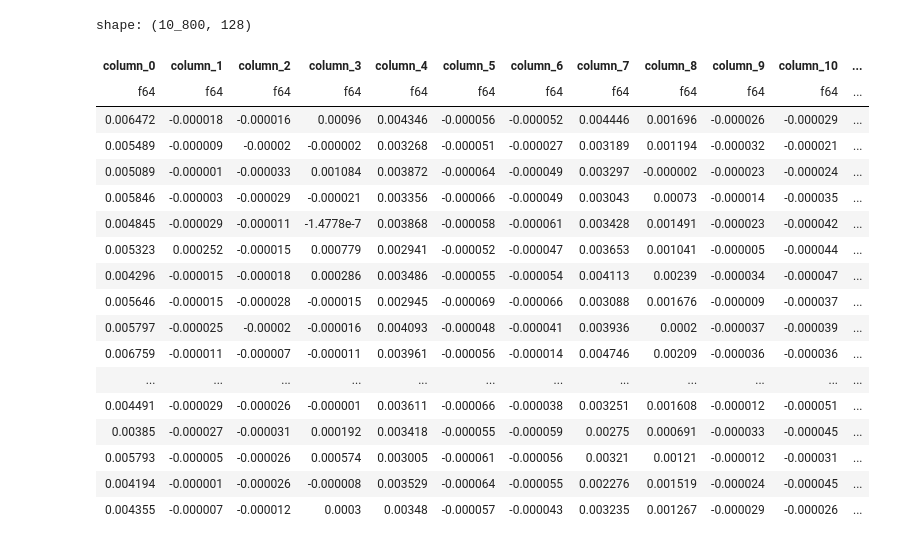
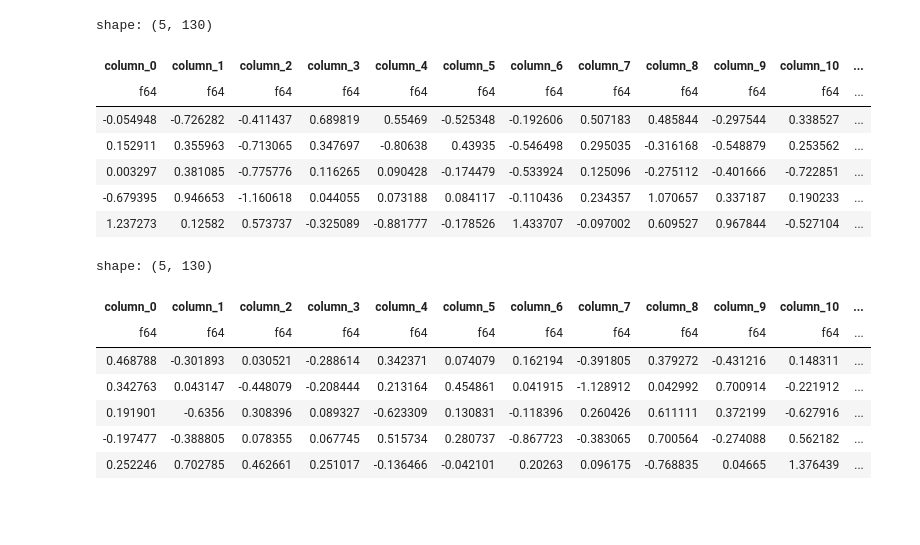
Before and after one commit to RyuichiShinseiB/Feature_extraction, a Jupyter notebook: notebooks/VBGMM_clustering.ipynb, the cells around one changed output. Drawn from its saved outputs; the diff is of its cells as text; code cells hidden in the pictures; blank space fills up the shorter version.

```diff
--- a/notebooks/VBGMM_clustering.ipynb
+++ b/notebooks/VBGMM_clustering.ipynb
@@ -85,29 +94,21 @@ def image_concat_and_imshow(df, labels, colrow, image_root):
 colors = ['tab:blue', 'tab:orange', 'tab:green', 'tab:red', 'tab:purple', 'tab:brown', 'tab:pink', 'tab:gray', 'tab:olive', 'tab:cyan']
 markers = ['s', 'D', 'o', 'p', '*', 'h', 'D', '8', 'v', 'x']
 
-feature_csv_path = "/home/shinsei/MyResearchs/feat_extrc/reports/features/SimpleCAE32/2023-07-07/12-15-24/features.csv"
+# feature_csv_path = "/home/shinsei/MyResearchs/feat_extrc/reports/features/SimpleCAE32/2023-07-07/12-15-24/features.csv"
+feature_train_csv_path = "/workdir/reports/features/train_data_features.csv"
+feature_check_csv_path = "/workdir/reports/features/check_data_features.csv"
 # %%
-df_train = pl.read_csv(feature_csv_path)
-df_train.select([
+df_train = pl.read_csv(feature_train_csv_path)
+X_train = df_train.select([
     pl.exclude(["filename", "dirname"])
-])
+]).to_numpy()
+df_train.head()
 # %% [output]
-shape: (10_800, 128)
+shape: (5, 130)
 | column_0 | column_1 | column_2 | column_3 | column_4 | column_5 | column_6 | column_7 | column_8 | column_9 | column_10 | ... |
 | f64 | f64 | f64 | f64 | f64 | f64 | f64 | f64 | f64 | f64 | f64 | ... |
-| 0.006472 | -0.000018 | -0.000016 | 0.00096 | 0.004346 | -0.000056 | -0.000052 | 0.004446 | 0.001696 | -0.000026 | -0.000029 | ... |
-| 0.005489 | -0.000009 | -0.00002 | -0.000002 | 0.003268 | -0.000051 | -0.000027 | 0.003189 | 0.001194 | -0.000032 | -0.000021 | ... |
-| 0.005089 | -0.000001 | -0.000033 | 0.001084 | 0.003872 | -0.000064 | -0.000049 | 0.003297 | -0.000002 | -0.000023 | -0.000024 | ... |
-| 0.005846 | -0.000003 | -0.000029 | -0.000021 | 0.003356 | -0.000066 | -0.000049 | 0.003043 | 0.00073 | -0.000014 | -0.000035 | ... |
-| 0.004845 | -0.000029 | -0.000011 | -1.4778e-7 | 0.003868 | -0.000058 | -0.000061 | 0.003428 | 0.001491 | -0.000023 | -0.000042 | ... |
-| 0.005323 | 0.000252 | -0.000015 | 0.000779 | 0.002941 | -0.000052 | -0.000047 | 0.003653 | 0.001041 | -0.000005 | -0.000044 | ... |
-| 0.004296 | -0.000015 | -0.000018 | 0.000286 | 0.003486 | -0.000055 | -0.000054 | 0.004113 | 0.00239 | -0.000034 | -0.000047 | ... |
-| 0.005646 | -0.000015 | -0.000028 | -0.000015 | 0.002945 | -0.000069 | -0.000066 | 0.003088 | 0.001676 | -0.000009 | -0.000037 | ... |
-| 0.005797 | -0.000025 | -0.00002 | -0.000016 | 0.004093 | -0.000048 | -0.000041 | 0.003936 | 0.0002 | -0.000037 | -0.000039 | ... |
-| 0.006759 | -0.000011 | -0.000007 | -0.000011 | 0.003961 | -0.000056 | -0.000014 | 0.004746 | 0.00209 | -0.000036 | -0.000036 | ... |
-| ... | ... | ... | ... | ... | ... | ... | ... | ... | ... | ... | ... |
-| 0.004491 | -0.000029 | -0.000026 | -0.000001 | 0.003611 | -0.000066 | -0.000038 | 0.003251 | 0.001608 | -0.000012 | -0.000051 | ... |
-| 0.00385 | -0.000027 | -0.000031 | 0.000192 | 0.003418 | -0.000055 | -0.000059 | 0.00275 | 0.000691 | -0.000033 | -0.000045 | ... |
-| 0.005793 | -0.000005 | -0.000026 | 0.000574 | 0.003005 | -0.000061 | -0.000056 | 0.00321 | 0.00121 | -0.000012 | -0.000031 | ... |
-| 0.004194 | -0.000001 | -0.000026 | -0.000008 | 0.003529 | -0.000064 | -0.000055 | 0.002276 | 0.001519 | -0.000024 | -0.000045 | ... |
-| 0.004355 | -0.000007 | -0.000012 | 0.0003 | 0.00348 | -0.000057 | -0.000043 | 0.003235 | 0.001267 | -0.000029 | -0.000026 | ... |
+| -0.054948 | -0.726282 | -0.411437 | 0.689819 | 0.55469 | -0.525348 | -0.192606 | 0.507183 | 0.485844 | -0.297544 | 0.338527 | ... |
+| 0.152911 | 0.355963 | -0.713065 | 0.347697 | -0.80638 | 0.43935 | -0.546498 | 0.295035 | -0.316168 | -0.548879 | 0.253562 | ... |
+| 0.003297 | 0.381085 | -0.775776 | 0.116265 | 0.090428 | -0.174479 | -0.533924 | 0.125096 | -0.275112 | -0.401666 | -0.722851 | ... |
+| -0.679395 | 0.946653 | -1.160618 | 0.044055 | 0.073188 | 0.084117 | -0.110436 | 0.234357 | 1.070657 | 0.337187 | 0.190233 | ... |
+| 1.237273 | 0.12582 | 0.573737 | -0.325089 | -0.881777 | -0.178526 | 1.433707 | -0.097002 | 0.609527 | 0.967844 | -0.527104 | ... |
@@ -121,0 +115,15 @@ X_train_std = stds.fit_transform(X_train)
+# %%
+df_check = pl.read_csv(feature_check_csv_path)
+X_check = df_check.select([
+    pl.exclude(["filename", "dirname"])
+]).to_numpy()
+df_check.head()
+# %% [output]
+shape: (5, 130)
+| column_0 | column_1 | column_2 | column_3 | column_4 | column_5 | column_6 | column_7 | column_8 | column_9 | column_10 | ... |
+| f64 | f64 | f64 | f64 | f64 | f64 | f64 | f64 | f64 | f64 | f64 | ... |
+| 0.468788 | -0.301893 | 0.030521 | -0.288614 | 0.342371 | 0.074079 | 0.162194 | -0.391805 | 0.379272 | -0.431216 | 0.148311 | ... |
+| 0.342763 | 0.043147 | -0.448079 | -0.208444 | 0.213164 | 0.454861 | 0.041915 | -1.128912 | 0.042992 | 0.700914 | -0.221912 | ... |
+| 0.191901 | -0.6356 | 0.308396 | 0.089327 | -0.623309 | 0.130831 | -0.118396 | 0.260426 | 0.611111 | 0.372199 | -0.627916 | ... |
+| -0.197477 | -0.388805 | 0.078355 | 0.067745 | 0.515734 | 0.280737 | -0.867723 | -0.383065 | 0.700564 | -0.274088 | 0.562182 | ... |
+| 0.252246 | 0.702785 | 0.462661 | 0.251017 | -0.136466 | -0.042101 | 0.20263 | 0.096175 | -0.768835 | 0.04665 | 1.376439 | ... |
```
Also changed, not shown: parts of 12 cells of this notebook.
